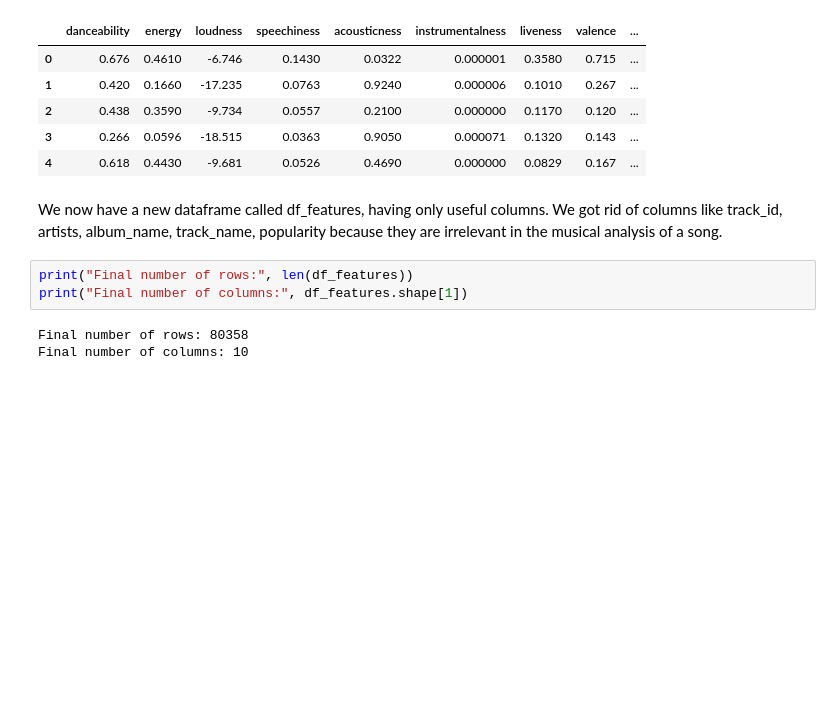
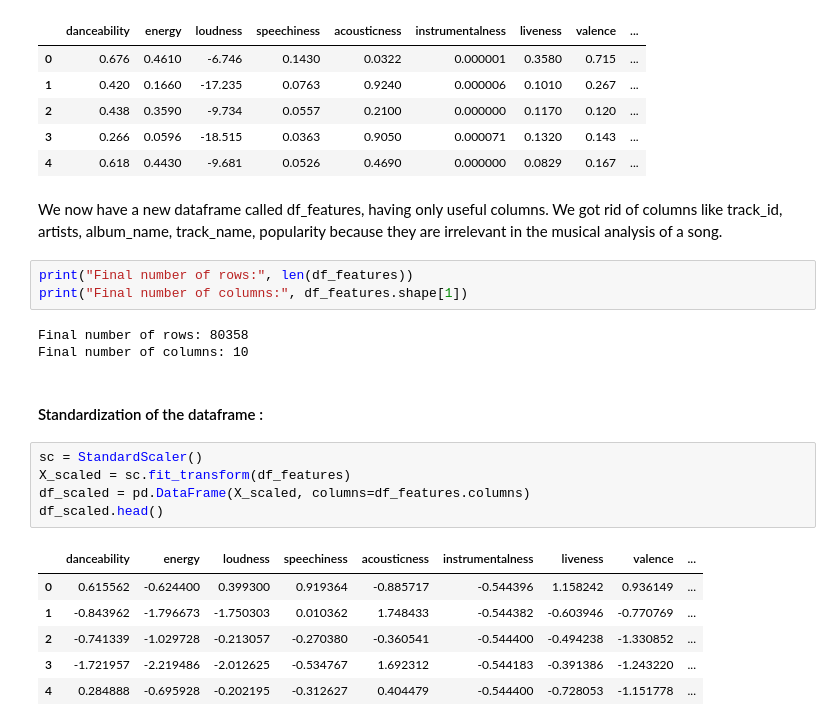
Before and after one commit to LorisCacciottolo/Machine-learning-project, a Jupyter notebook: ML_Project/Spotify_track_project.ipynb, the cells around one changed output. Saved outputs shown, nothing was run; the diff lists cells and outputs as text; blank space fills up the shorter version.

Commit message:
scaled dataframe

```diff
--- a/ML_Project/Spotify_track_project.ipynb
+++ b/ML_Project/Spotify_track_project.ipynb
@@ -355,3 +355,17 @@ print("Final number of columns:", df_features.shape[1])
 # %% [output]
 Final number of rows: 80358
 Final number of columns: 10
+# %% [markdown]
+#### Standardization of the dataframe :
+# %%
+sc = StandardScaler()
+X_scaled = sc.fit_transform(df_features)
+df_scaled = pd.DataFrame(X_scaled, columns=df_features.columns)
+df_scaled.head()
+# %% [output]
+|  | danceability | energy | loudness | speechiness | acousticness | instrumentalness | liveness | valence | ... |
+| 0 | 0.615562 | -0.624400 | 0.399300 | 0.919364 | -0.885717 | -0.544396 | 1.158242 | 0.936149 | ... |
+| 1 | -0.843962 | -1.796673 | -1.750303 | 0.010362 | 1.748433 | -0.544382 | -0.603946 | -0.770769 | ... |
+| 2 | -0.741339 | -1.029728 | -0.213057 | -0.270380 | -0.360541 | -0.544400 | -0.494238 | -1.330852 | ... |
+| 3 | -1.721957 | -2.219486 | -2.012625 | -0.534767 | 1.692312 | -0.544183 | -0.391386 | -1.243220 | ... |
+| 4 | 0.284888 | -0.695928 | -0.202195 | -0.312627 | 0.404479 | -0.544400 | -0.728053 | -1.151778 | ... |
```
